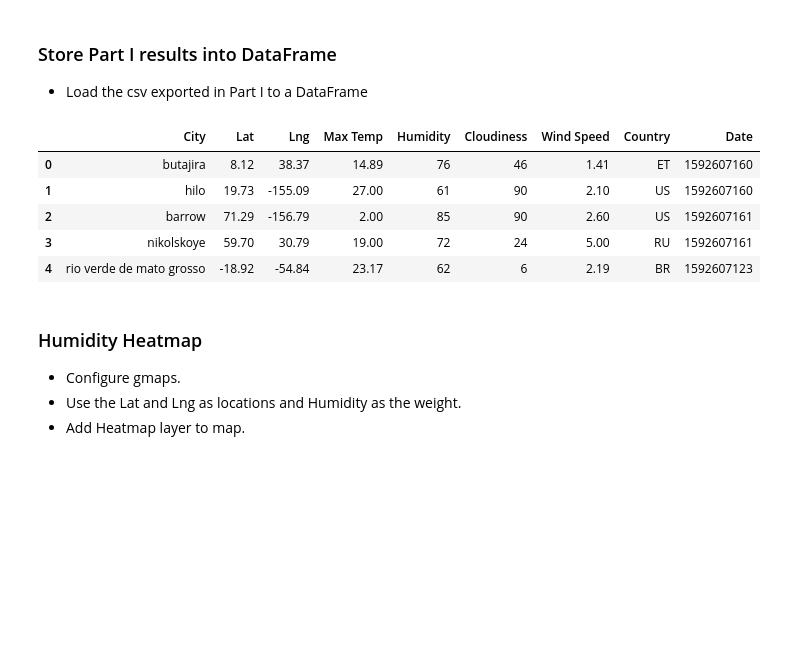
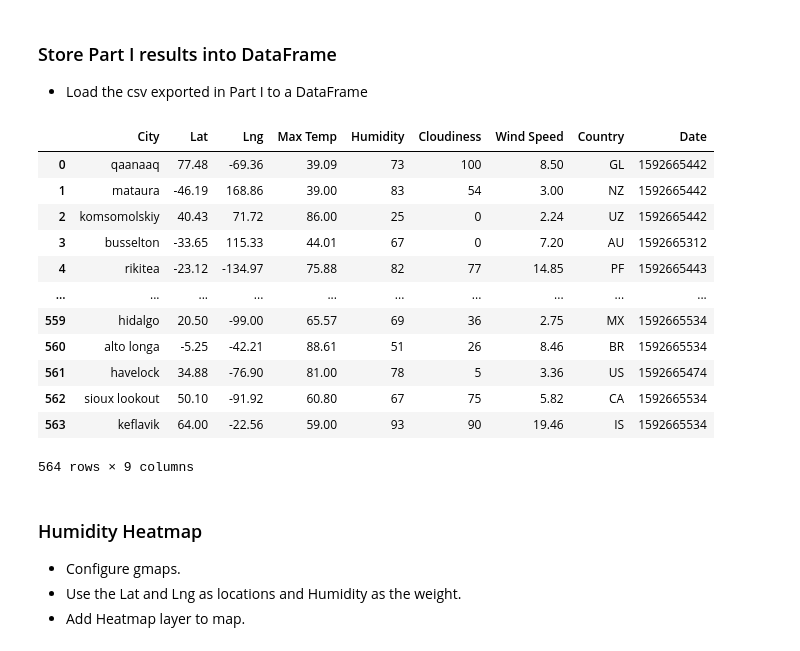
Before and after one commit to crchunn/python-api-challenge, a Jupyter notebook: Instructions/starter_code/VacationPy.ipynb, the cells around one changed output. Drawn from its saved outputs; the diff is of its cells as text; code cells hidden in the pictures; blank space fills up the shorter version.

```diff
--- a/Instructions/starter_code/VacationPy.ipynb
+++ b/Instructions/starter_code/VacationPy.ipynb
@@ -19,19 +20,26 @@ from api_keys import g_key
 ### Store Part I results into DataFrame
 * Load the csv exported in Part I to a DataFrame
 # %%
-csv_path = "../output_data/Weather_Data.csv"
+csv_path = "../output_data/Weath_Data.csv"
 wd_df = pd.read_csv(csv_path)
 
 
 wd_df = wd_df.drop(wd_df.columns[[0]], axis=1)
-wd_df.head()
+wd_df
 # %% [output]
 |  | City | Lat | Lng | Max Temp | Humidity | Cloudiness | Wind Speed | Country | Date |
-| 0 | butajira | 8.12 | 38.37 | 14.89 | 76 | 46 | 1.41 | ET | 1592607160 |
-| 1 | hilo | 19.73 | -155.09 | 27.00 | 61 | 90 | 2.10 | US | 1592607160 |
-| 2 | barrow | 71.29 | -156.79 | 2.00 | 85 | 90 | 2.60 | US | 1592607161 |
-| 3 | nikolskoye | 59.70 | 30.79 | 19.00 | 72 | 24 | 5.00 | RU | 1592607161 |
-| 4 | rio verde de mato grosso | -18.92 | -54.84 | 23.17 | 62 | 6 | 2.19 | BR | 1592607123 |
+| 0 | qaanaaq | 77.48 | -69.36 | 39.09 | 73 | 100 | 8.50 | GL | 1592665442 |
+| 1 | mataura | -46.19 | 168.86 | 39.00 | 83 | 54 | 3.00 | NZ | 1592665442 |
+| 2 | komsomolskiy | 40.43 | 71.72 | 86.00 | 25 | 0 | 2.24 | UZ | 1592665442 |
+| 3 | busselton | -33.65 | 115.33 | 44.01 | 67 | 0 | 7.20 | AU | 1592665312 |
+| 4 | rikitea | -23.12 | -134.97 | 75.88 | 82 | 77 | 14.85 | PF | 1592665443 |
+| ... | ... | ... | ... | ... | ... | ... | ... | ... | ... |
+| 559 | hidalgo | 20.50 | -99.00 | 65.57 | 69 | 36 | 2.75 | MX | 1592665534 |
+| 560 | alto longa | -5.25 | -42.21 | 88.61 | 51 | 26 | 8.46 | BR | 1592665534 |
+| 561 | havelock | 34.88 | -76.90 | 81.00 | 78 | 5 | 3.36 | US | 1592665474 |
+| 562 | sioux lookout | 50.10 | -91.92 | 60.80 | 67 | 75 | 5.82 | CA | 1592665534 |
+| 563 | keflavik | 64.00 | -22.56 | 59.00 | 93 | 90 | 19.46 | IS | 1592665534 |
+564 rows × 9 columns
 # %% [markdown]
 ### Humidity Heatmap
 * Configure gmaps.
```
Also changed, not shown: parts of 9 cells of this notebook, 2 other files.
